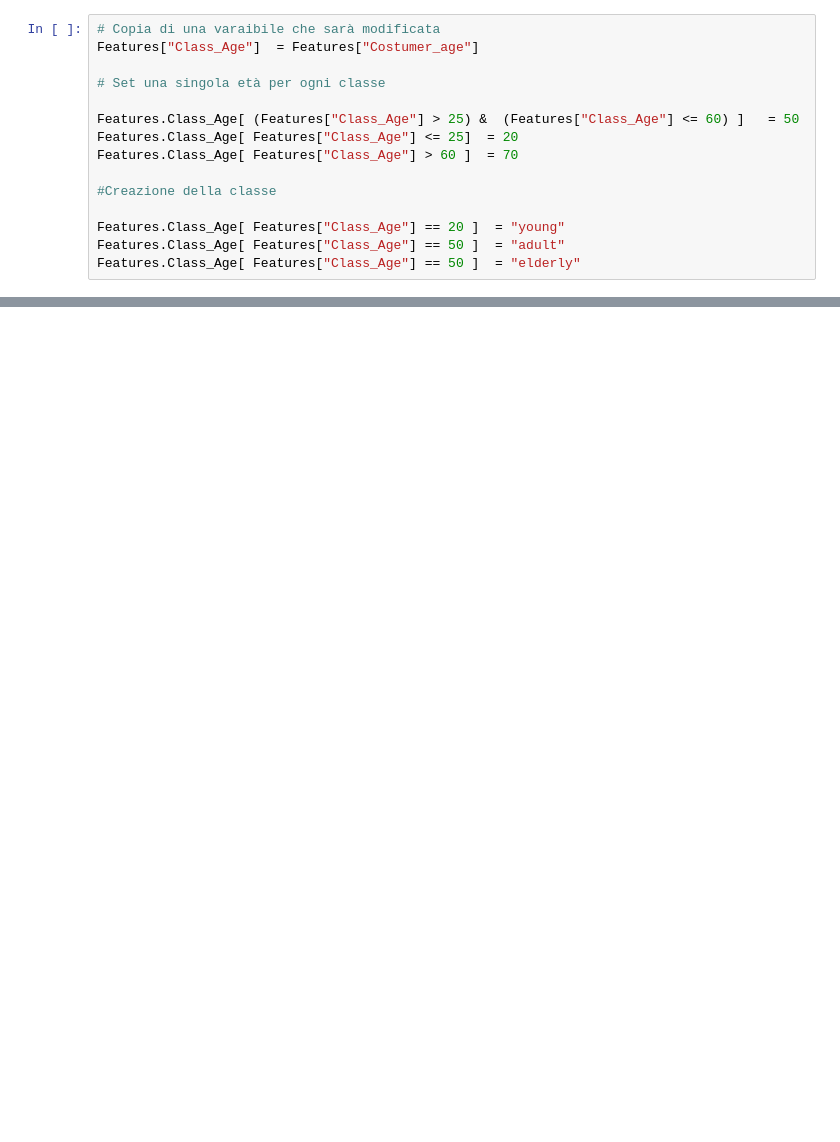
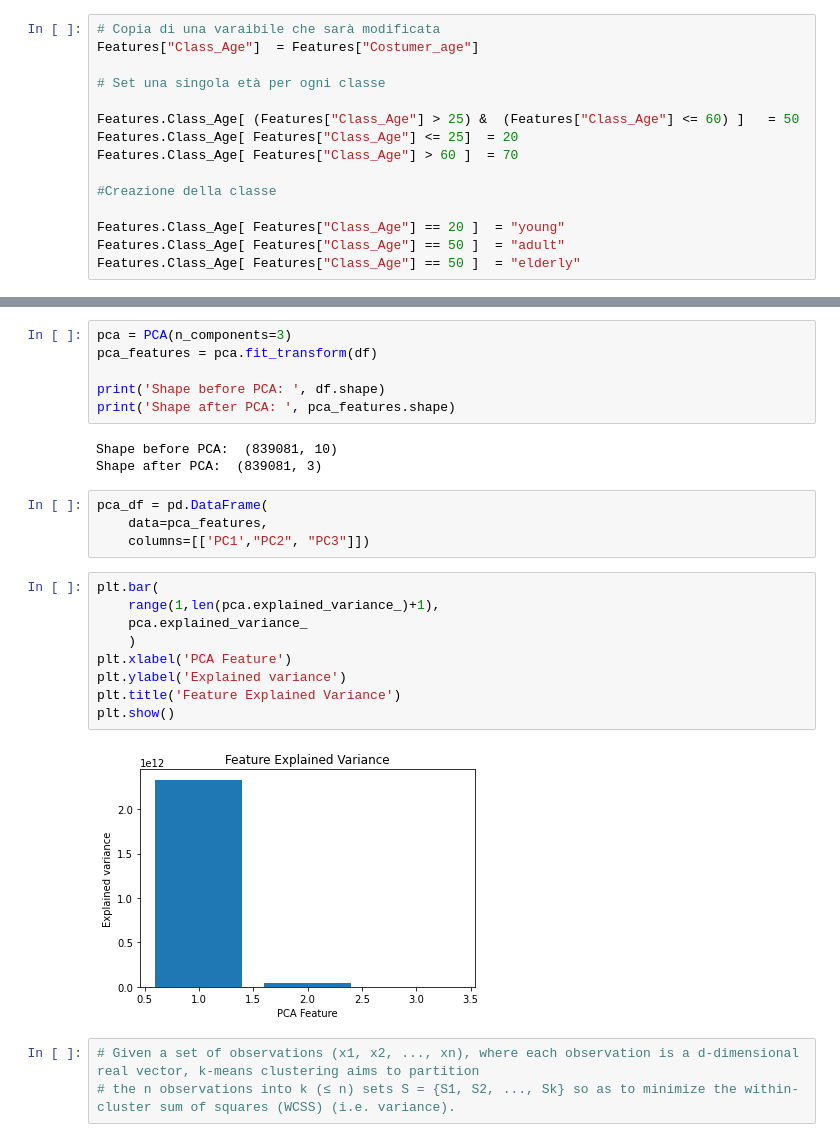
Before and after one commit to PaoloBarba/ADM_HW4, a Jupyter notebook: 2. Grouping customers together!.ipynb, the cells around one changed output, grey strips where cells are left out. Cells and saved outputs as stored; diff of their text form; blank space fills up the shorter version.

```diff
--- a/2. Grouping customers together!.ipynb
+++ b/2. Grouping customers together!.ipynb
@@ -161,0 +233,27 @@ Features
+# %%
+pca = PCA(n_components=3)
+pca_features = pca.fit_transform(df)
+
+print('Shape before PCA: ', df.shape)
+print('Shape after PCA: ', pca_features.shape)
+# %% [output]
+Shape before PCA:  (839081, 10)
+Shape after PCA:  (839081, 3)
+# %%
+pca_df = pd.DataFrame(
+    data=pca_features,
+    columns=[['PC1',"PC2", "PC3"]])
+# %%
+plt.bar(
+    range(1,len(pca.explained_variance_)+1),
+    pca.explained_variance_
+    )
+plt.xlabel('PCA Feature')
+plt.ylabel('Explained variance')
+plt.title('Feature Explained Variance')
+plt.show()
+# %% [output]
+[figure, added]
+# %%
+# Given a set of observations (x1, x2, ..., xn), where each observation is a d-dimensional real vector, k-means clustering aims to partition
+# the n observations into k (≤ n) sets S = {S1, S2, ..., Sk} so as to minimize the within-cluster sum of squares (WCSS) (i.e. variance).
```
Also changed, not shown: parts of 24 cells of this notebook, 3 other files.
